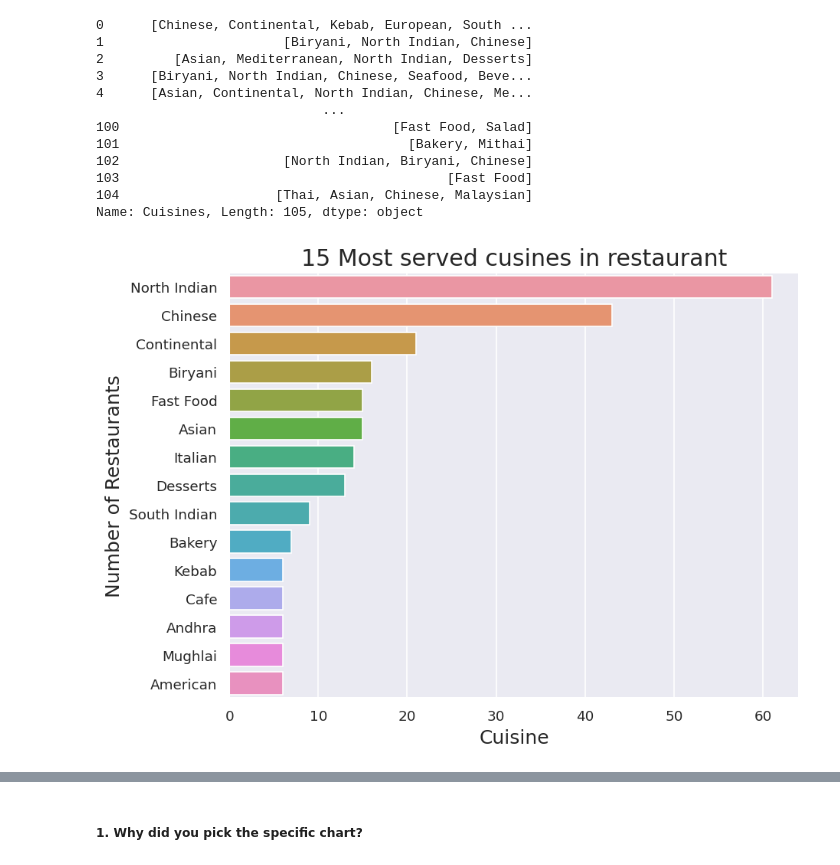
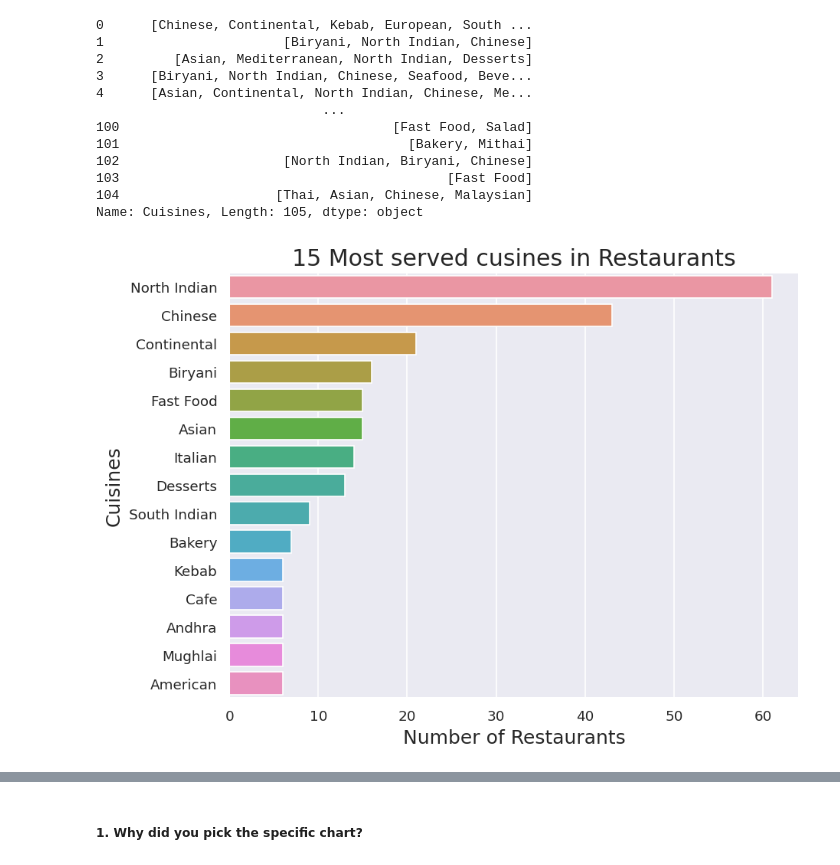
Before and after one commit to KolekarPramod/Zomato-Restaurant-Clustering-And-Sentiment-Analysis, a Jupyter notebook: Zomato_Restaurant_Clustering_And_Sentiment_Analysis.ipynb, the cells around one changed output, grey strips where cells are left out. Drawn from its saved outputs; the diff is of its cells as text; code cells hidden in the pictures.

```diff
--- a/Zomato_Restaurant_Clustering_And_Sentiment_Analysis.ipynb
+++ b/Zomato_Restaurant_Clustering_And_Sentiment_Analysis.ipynb
@@ -44,7 +65,7 @@ warnings.filterwarnings("ignore")
 
 url='https://drive.google.com/file/d/1m4lylf_iAyxlsIW1uTGrMSuhHYwuntJl/view?usp=sharing'
 url='https://drive.google.com/uc?id=' + url.split('/')[-2]
-restaurant = pd.read_csv(url)
+df1 = pd.read_csv(url)
 # %%
 # Load the database
 
@@ -270,3 +340,3 @@ memory usage: 5.0+ KB
 # %%
 # changing the data type of the cost function
-restaurant['Cost'] = restaurant['Cost'].str.replace(",","").astype('int64')
+df1['Cost'] = df1['Cost'].str.replace(",","").astype('int64')
@@ -383,7 +436,7 @@ plt.show()
 #### Chart - 3
 # %%
 # spliting the cusines and storing in list
-cuisine_list=restaurant.Cuisines.str.split(', ')
+cuisine_list=df1.Cuisines.str.split(', ')
 cuisine_list
 # %% [output]
 0      [Chinese, Continental, Kebab, European, South ...
@@ -401,24 +454,24 @@ Name: Cuisines, Length: 105, dtype: object
 # %%
 # storing all the cusines in a dict
 cuis_dict = {}
 for names in cuisine_list:
     for name in names:
         if (name in cuis_dict):
             cuis_dict[name]+=1
         else:
             cuis_dict[name]=1
 
 # converting the dict to a data frame
 cuis_df=pd.DataFrame.from_dict([cuis_dict]).transpose().reset_index().rename(columns={'index':'Cuisine',0:'Number of Restaurants'})
 
-# graph for most cusines served in restaurant
+# graph for most cusines served in df1
 sns.barplot(y='Cuisine',
             x="Number of Restaurants",
             data=cuis_df,
             order=cuis_df.sort_values('Number of Restaurants',ascending=False).Cuisine[:15])
-plt.title('15 Most served cusines in restaurant', fontsize=18)
-plt.xlabel('Cuisine', fontsize=15)
-plt.ylabel('Number of Restaurants', fontsize=15)
+plt.title('15 Most served cusines in Restaurants', fontsize=18)
+plt.xlabel('Number of Restaurants', fontsize=15)
+plt.ylabel('Cuisines', fontsize=15)
 plt.show()
 # %% [output]
-[figure, old version]
+[figure, new version]
```
Also changed, not shown: parts of 109 cells of this notebook.
